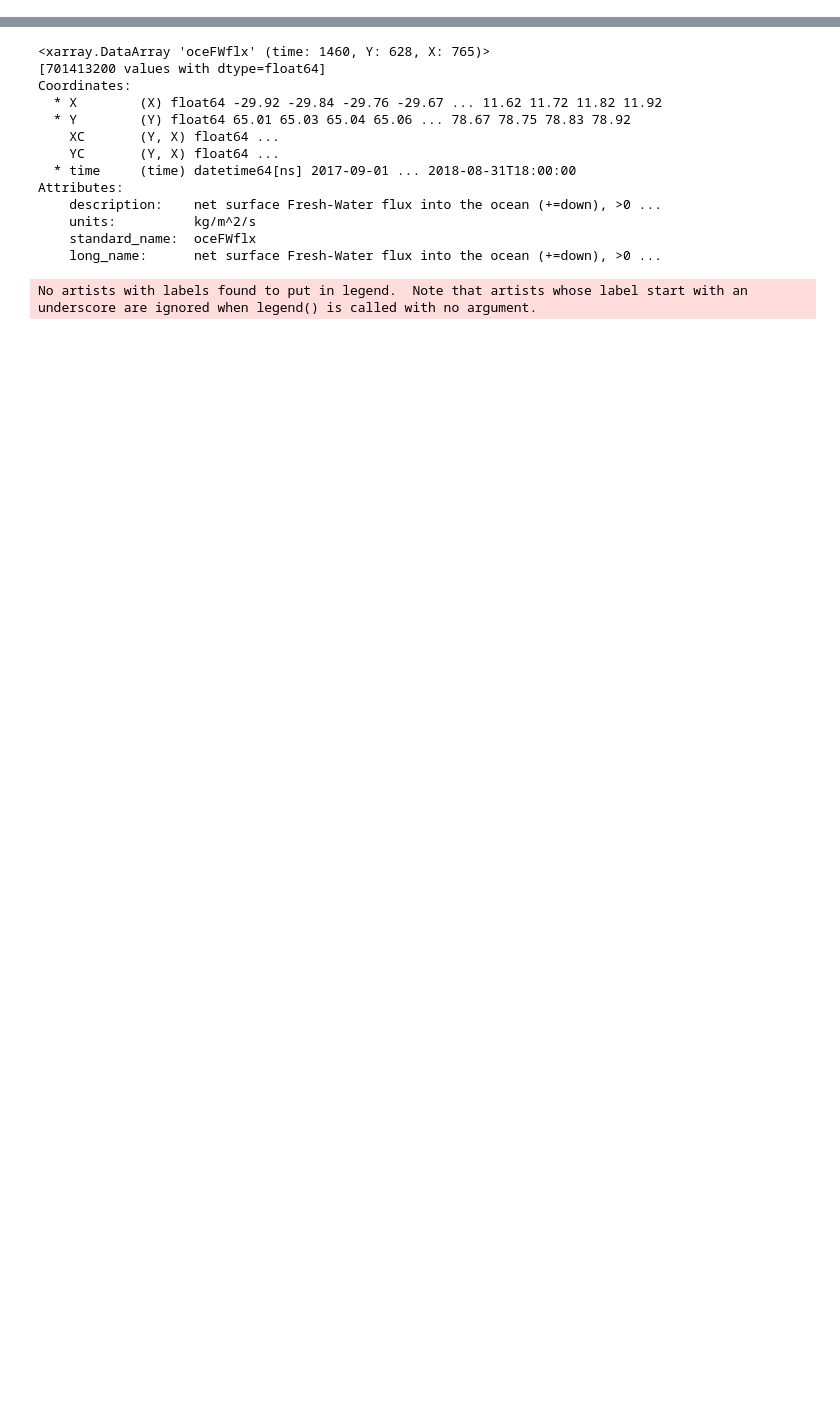
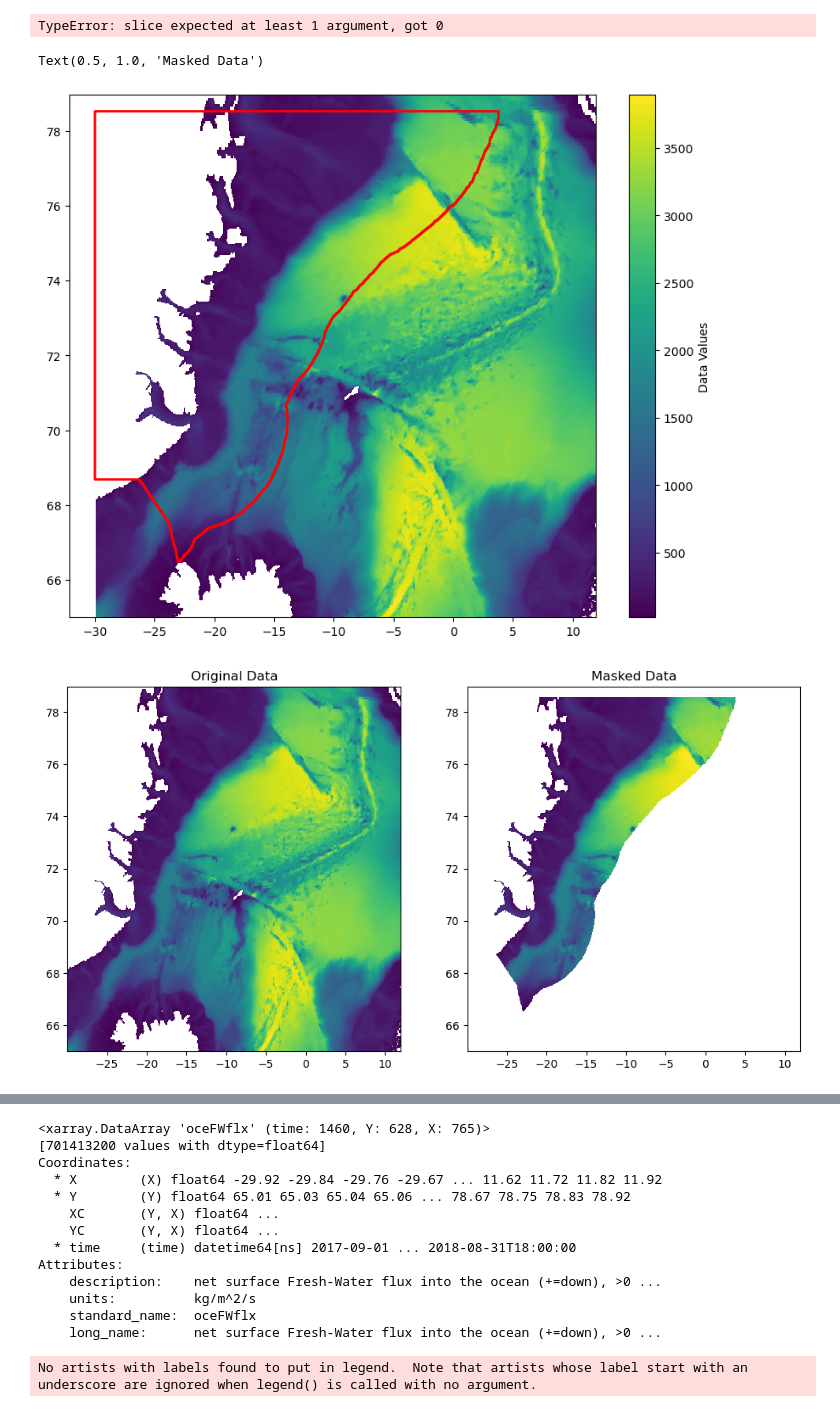
Before and after one commit to EirikKvamme/MScEirik, a Jupyter notebook: FreshWater/FW_budget_full.ipynb, the cells around one changed output, grey strips where cells are left out. Saved outputs shown, nothing was run; the diff lists cells and outputs as text; code cells hidden in the pictures; blank space fills up the shorter version.

```diff
--- a/FreshWater/FW_budget_full.ipynb
+++ b/FreshWater/FW_budget_full.ipynb
@@ -18,3 +18,76 @@ depth_no_nan = depth
 FW_input = xr.open_dataset(r'D:\MScData\oceFWflx.nc')['oceFWflx'].sel(Y=slice(65,79)).sel(X=slice(-30,12))
 FW_input2 = xr.open_dataset(r'D:\MScData\SIatmFW.nc')['SIatmFW'].sel(Y=slice(65,79)).sel(X=slice(-30,12))
 area = xr.open_dataset(r'D:\MScData\rA.nc')['rA'].sel(Y=slice(65,79)).sel(X=slice(-30,12))
+depth = depth.where(depth > 0, np.nan)
+# %% [output]
+TypeError: slice expected at least 1 argument, got 0
+# %%
+# Domain: (Y=slice(65,79)).sel(X=slice(-30,12))
+
+cond = mooring_north == mooring_north.XC <= 3.788806
+mooring_north = mooring_north.where(cond,drop=True)
+
+XC_north = [mooring_north["XC"][x].values[0][0] for x in mooring_north['mooring']]
+YC_north = [mooring_north["YC"][x].values[0][0] for x in mooring_north['mooring']]
+
+XC_east1 = [mooring_shelfExtended["XC"][x].values[0][0] for x in mooring_shelfExtended['mooring']]
+YC_east1 = [mooring_shelfExtended["YC"][x].values[0][0] for x in mooring_shelfExtended['mooring']]
+XC_east2 = [mooring_shelfExtended_kogur["XC"][x].values[0][0] for x in mooring_shelfExtended_kogur['mooring']]
+YC_east2 = [mooring_shelfExtended_kogur["YC"][x].values[0][0] for x in mooring_shelfExtended_kogur['mooring']]
+
+XC_south = [mooring_kogur["XC"][x].values[0][0] for x in mooring_kogur['mooring']]
+YC_south = [mooring_kogur["YC"][x].values[0][0] for x in mooring_kogur['mooring']]
+
+# Define western boundary coordinates (example coordinates, replace with actual)
+XC_west = [-30] * len(np.linspace(YC_south[0], YC_north[0], 100))  # Replace with actual western boundary X coordinates
+YC_west = np.linspace(YC_south[0], YC_north[0], 100)  # Replace with actual western boundary Y coordinates
+
+# Combine boundary coordinates into a single list of tuples
+boundary_coords = list(zip(XC_north, YC_north)) + \
+                  list(zip(XC_east1, YC_east1)) + \
+                  list(zip(XC_east2, YC_east2)) + \
+                  list(zip(XC_south[::-1], YC_south[::-1])) + \
+                  list(zip(XC_west, YC_west))
+
+data = depth
+
+# Create a Path object from the boundary coordinates
+boundary_path = Path(boundary_coords)
+
+# Plot the data and the boundary path
+fig, ax = plt.subplots(figsize=(10, 8))
+
+# Plot the data
+pcm = ax.pcolormesh(data.XC, data.YC, data, shading='auto', cmap='viridis')
+fig.colorbar(pcm, ax=ax, label='Data Values')
+
+# Plot the boundary path
+boundary_coords.append(boundary_coords[0])  # Close the polygon
+boundary_lon, boundary_lat = zip(*boundary_coords)
+ax.plot(boundary_lon, boundary_lat, 'r-', linewidth=2, label='Boundary Path')
+
+# Create a mask based on whether points are inside the boundary path
+mask = np.zeros(data.shape, dtype=bool)
+for i in range(data.shape[0]):
+    for j in range(data.shape[1]):
+        point = (data.XC[i, j], data.YC[i, j])
+        if not boundary_path.contains_point(point):
+            mask[i, j] = True
+
+# Apply the mask to the data
+masked_data = np.ma.masked_array(data, mask)
+
+# Plot the original and masked data
+fig, ax = plt.subplots(1, 2, figsize=(12, 6))
+
+# Original data
+ax[0].pcolormesh(data.XC, data.YC, data, shading='auto')
+ax[0].set_title('Original Data')
+
+# Masked data
+ax[1].pcolormesh(data.XC, data.YC, masked_data, shading='auto')
+ax[1].set_title('Masked Data')
+# %% [output]
+Text(0.5, 1.0, 'Masked Data')
+[figure, added]
+[figure, added]
```
Also changed, not shown: parts of 7 cells of this notebook, 1 other file.
